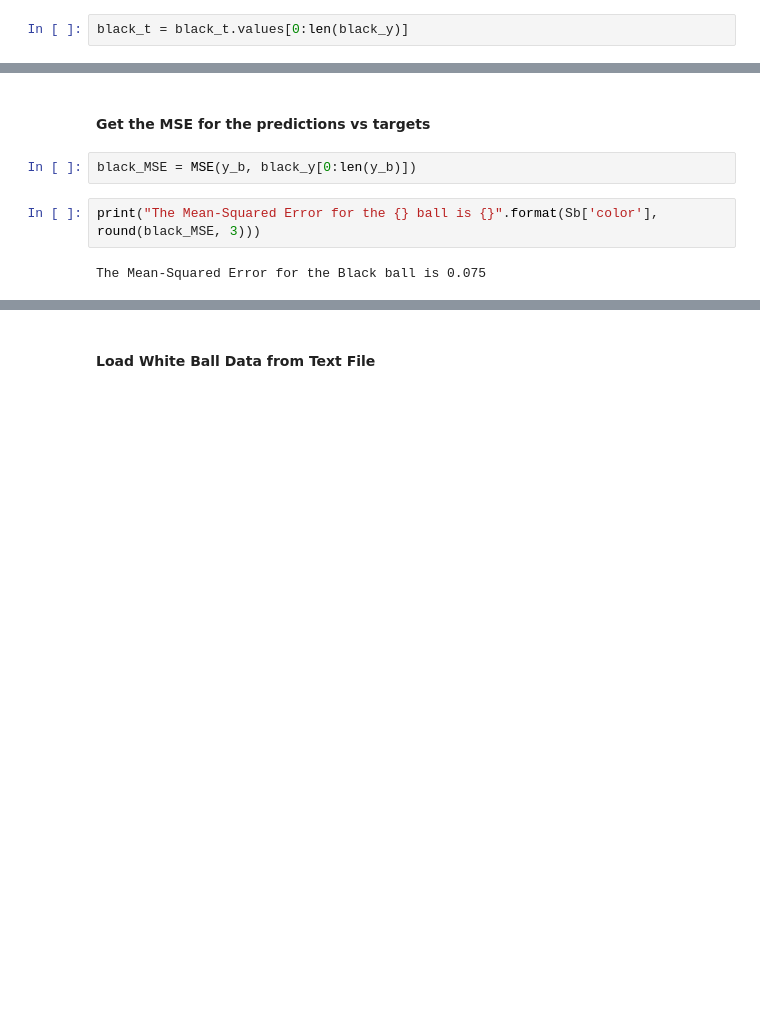
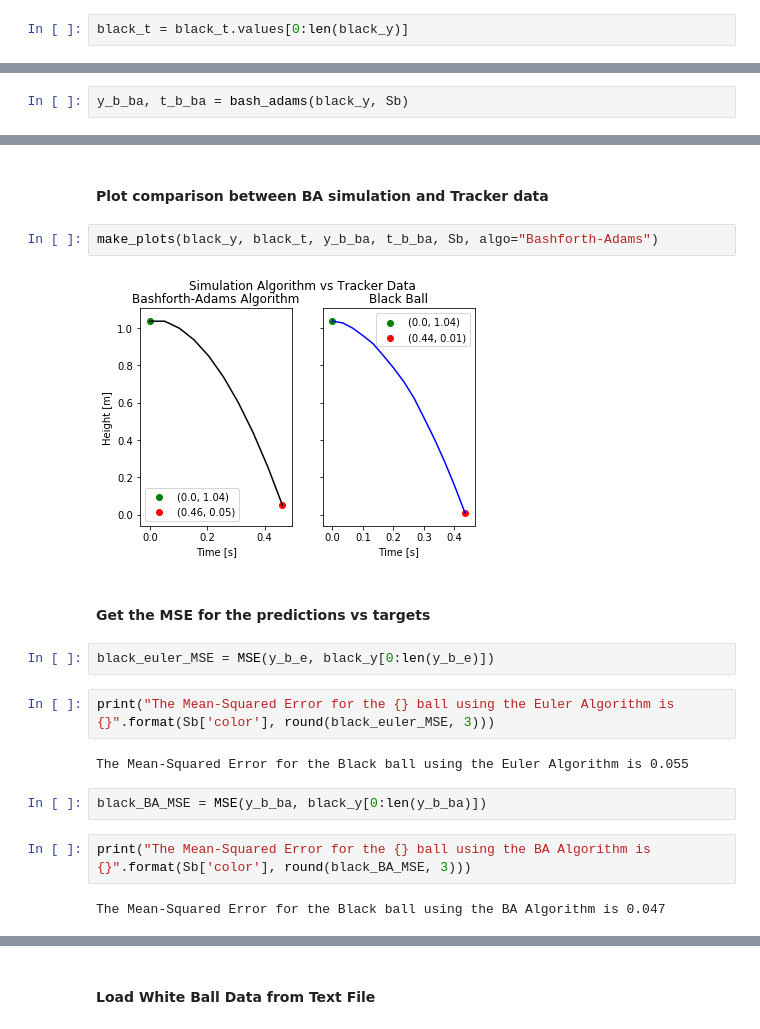
Before and after one commit to kseuro/computational_physics, a Jupyter notebook: week_1/ball_drop.ipynb, the cells around one changed output, grey strips where cells are left out. Drawn from its saved outputs; the diff is of its cells as text; blank space fills up the shorter version.

```diff
--- a/week_1/ball_drop.ipynb
+++ b/week_1/ball_drop.ipynb
@@ -261 +259,3 @@ black_t = black_t.values[0:len(black_y)]
+# %%
+y_b_ba, t_b_ba = bash_adams(black_y, Sb)
 # %% [markdown]
@@ -297,9 +267,21 @@ plt.savefig('ball_drop_{}.png'.format(Sb['color']), dpi=300)
+# %% [markdown]
+#### Plot comparison between BA simulation and Tracker data
+# %%
+make_plots(black_y, black_t, y_b_ba, t_b_ba, Sb, algo="Bashforth-Adams")
+# %% [output]
+[figure, added]
 # %% [markdown]
 #### Get the MSE for the predictions vs targets
 # %%
-black_MSE = MSE(y_b, black_y[0:len(y_b)])
+black_euler_MSE = MSE(y_b_e, black_y[0:len(y_b_e)])
 # %%
-print("The Mean-Squared Error for the {} ball is {}".format(Sb['color'], round(black_MSE, 3)))
+print("The Mean-Squared Error for the {} ball using the Euler Algorithm is {}".format(Sb['color'], round(black_euler_MSE, 3)))
 # %% [output]
-The Mean-Squared Error for the Black ball is 0.075
+The Mean-Squared Error for the Black ball using the Euler Algorithm is 0.055
+# %%
+black_BA_MSE = MSE(y_b_ba, black_y[0:len(y_b_ba)])
+# %%
+print("The Mean-Squared Error for the {} ball using the BA Algorithm is {}".format(Sb['color'], round(black_BA_MSE, 3)))
+# %% [output]
+The Mean-Squared Error for the Black ball using the BA Algorithm is 0.047
 # %% [markdown]
```
Also changed, not shown: parts of 77 cells of this notebook, 11 other files.
